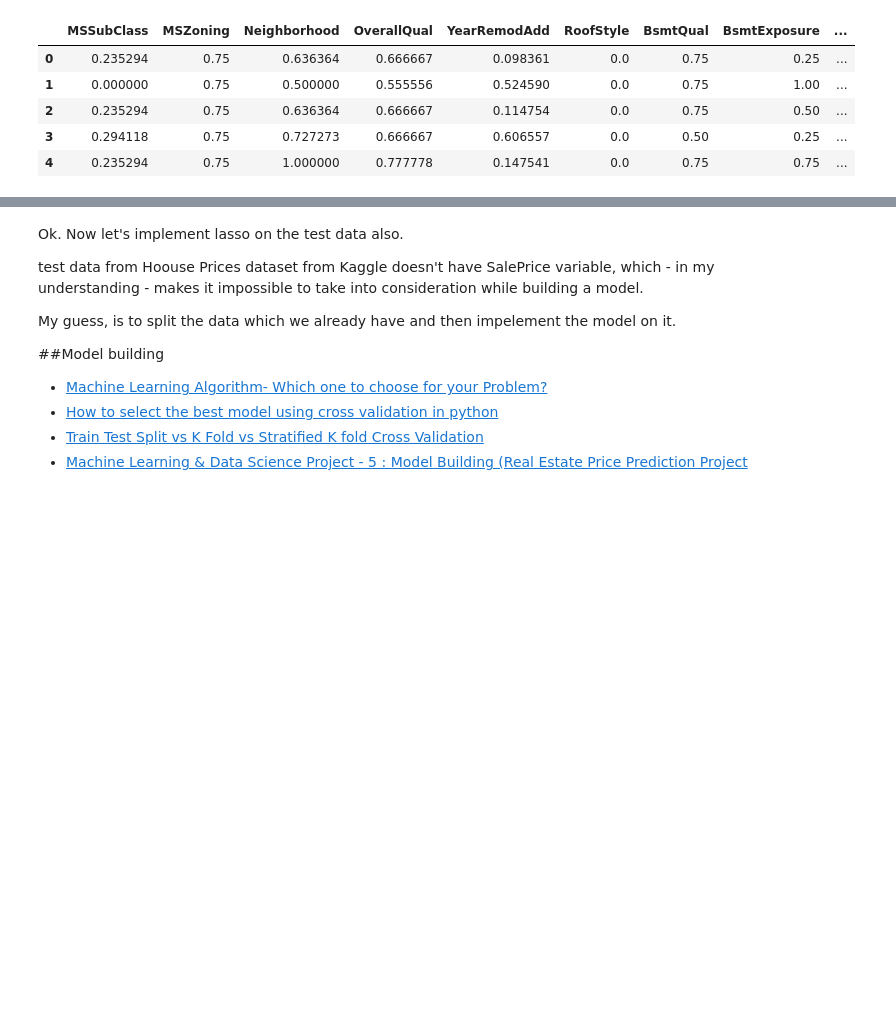
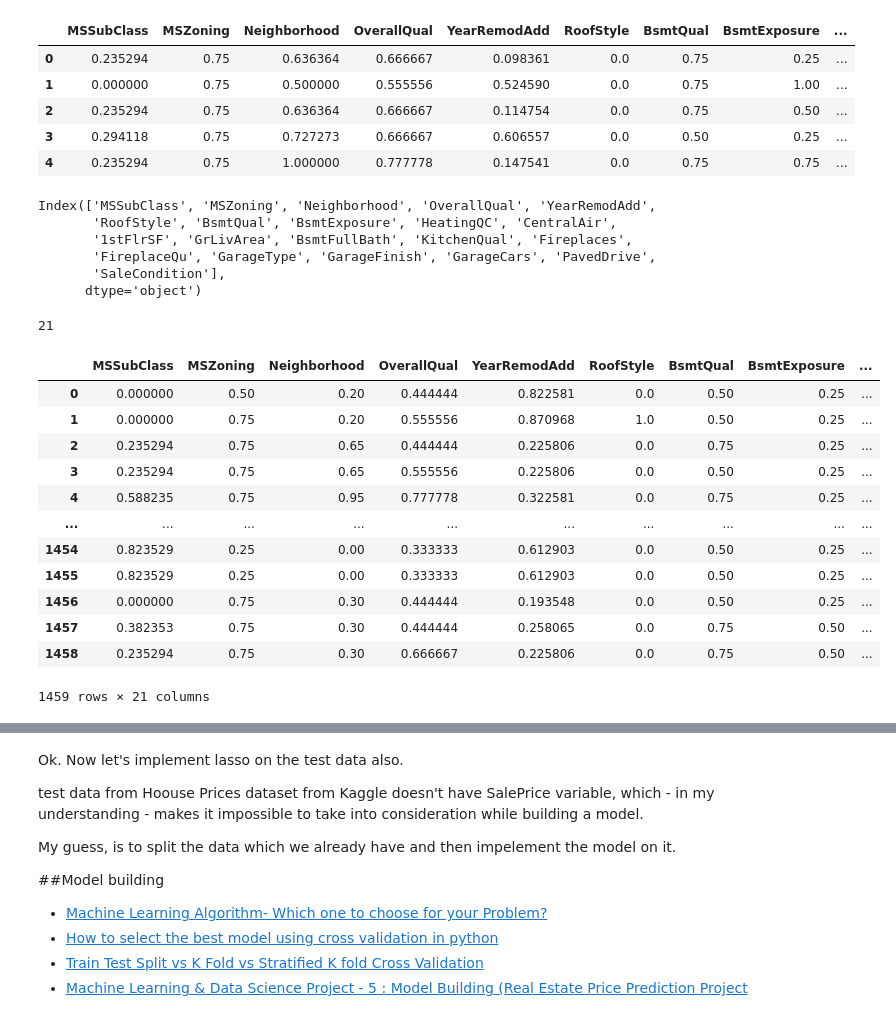
Before and after one commit to dataqueenpend/Projects-, a Jupyter notebook: Feature_Selection_And_Model_Building_House_Prices_dataset.ipynb, the cells around one changed output, grey strips where cells are left out. Drawn from its saved outputs; the diff is of its cells as text; code cells hidden in the pictures; blank space fills up the shorter version.

```diff
--- a/Feature_Selection_And_Model_Building_House_Prices_dataset.ipynb
+++ b/Feature_Selection_And_Model_Building_House_Prices_dataset.ipynb
@@ -17,6 +17,7 @@ import warnings
 warnings.filterwarnings('ignore')
 # %%
 train = pd.read_csv('/content/train_after_fe.csv')
+test = pd.read_csv('/content/test_after_fe.csv')
 # %%
 train.head()
 # %% [output]
@@ -31,6 +42,8 @@ train.head()
 y= train['SalePrice']
 # %%
 X = train.drop(['Id', 'SalePrice'], axis=1)
+# %%
+X_val = test.drop('Id', axis=1)
 # %% [markdown]
 We'll be using Lasso to select only those features which have a considerable impact on the SalePrice.
 
@@ -93,3 +106,36 @@ x.head()
 | 2 | 0.235294 | 0.75 | 0.636364 | 0.666667 | 0.114754 | 0.0 | 0.75 | 0.50 | ... |
 | 3 | 0.294118 | 0.75 | 0.727273 | 0.666667 | 0.606557 | 0.0 | 0.50 | 0.25 | ... |
 | 4 | 0.235294 | 0.75 | 1.000000 | 0.777778 | 0.147541 | 0.0 | 0.75 | 0.75 | ... |
+# %%
+col_selection = x.columns & X_val.columns
+# %%
+col_selection
+# %% [output]
+Index(['MSSubClass', 'MSZoning', 'Neighborhood', 'OverallQual', 'YearRemodAdd',
+       'RoofStyle', 'BsmtQual', 'BsmtExposure', 'HeatingQC', 'CentralAir',
+       '1stFlrSF', 'GrLivArea', 'BsmtFullBath', 'KitchenQual', 'Fireplaces',
+       'FireplaceQu', 'GarageType', 'GarageFinish', 'GarageCars', 'PavedDrive',
+       'SaleCondition'],
+      dtype='object')
+# %%
+len(col_selection)
+# %% [output]
+21
+# %%
+X_val_selected = X_val[col_selection]
+# %%
+X_val_selected #Validation data from Kaggle has the same columns as Train data
+# %% [output]
+|  | MSSubClass | MSZoning | Neighborhood | OverallQual | YearRemodAdd | RoofStyle | BsmtQual | BsmtExposure | ... |
+| 0 | 0.000000 | 0.50 | 0.20 | 0.444444 | 0.822581 | 0.0 | 0.50 | 0.25 | ... |
+| 1 | 0.000000 | 0.75 | 0.20 | 0.555556 | 0.870968 | 1.0 | 0.50 | 0.25 | ... |
+| 2 | 0.235294 | 0.75 | 0.65 | 0.444444 | 0.225806 | 0.0 | 0.75 | 0.25 | ... |
+| 3 | 0.235294 | 0.75 | 0.65 | 0.555556 | 0.225806 | 0.0 | 0.50 | 0.25 | ... |
+| 4 | 0.588235 | 0.75 | 0.95 | 0.777778 | 0.322581 | 0.0 | 0.75 | 0.25 | ... |
+| ... | ... | ... | ... | ... | ... | ... | ... | ... | ... |
+| 1454 | 0.823529 | 0.25 | 0.00 | 0.333333 | 0.612903 | 0.0 | 0.50 | 0.25 | ... |
+| 1455 | 0.823529 | 0.25 | 0.00 | 0.333333 | 0.612903 | 0.0 | 0.50 | 0.25 | ... |
+| 1456 | 0.000000 | 0.75 | 0.30 | 0.444444 | 0.193548 | 0.0 | 0.50 | 0.25 | ... |
+| 1457 | 0.382353 | 0.75 | 0.30 | 0.444444 | 0.258065 | 0.0 | 0.75 | 0.50 | ... |
+| 1458 | 0.235294 | 0.75 | 0.30 | 0.666667 | 0.225806 | 0.0 | 0.75 | 0.50 | ... |
+1459 rows × 21 columns
```
Also changed, not shown: parts of 26 cells of this notebook.
